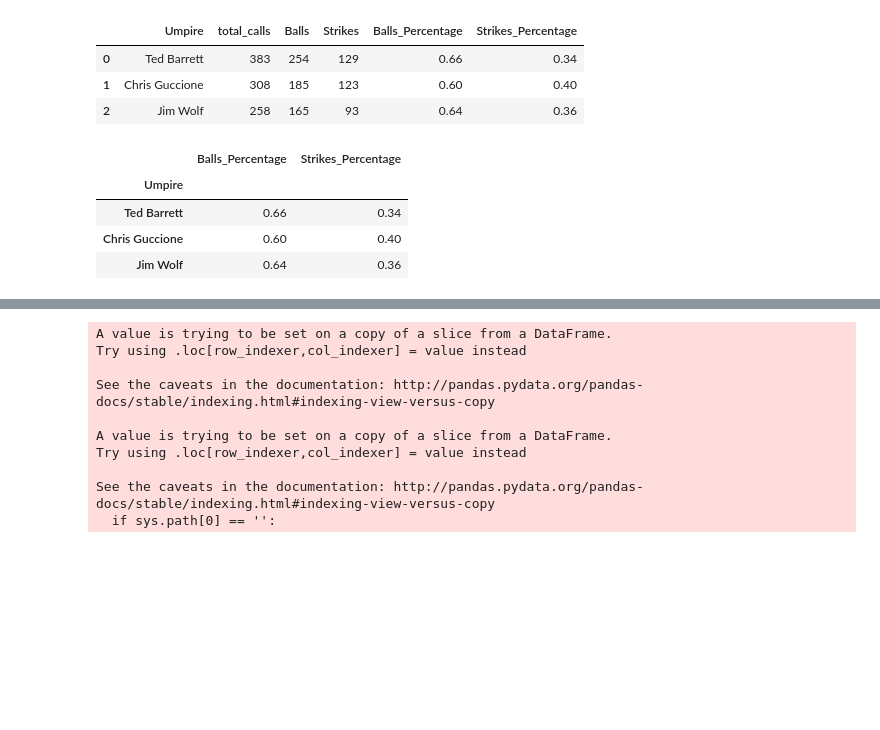
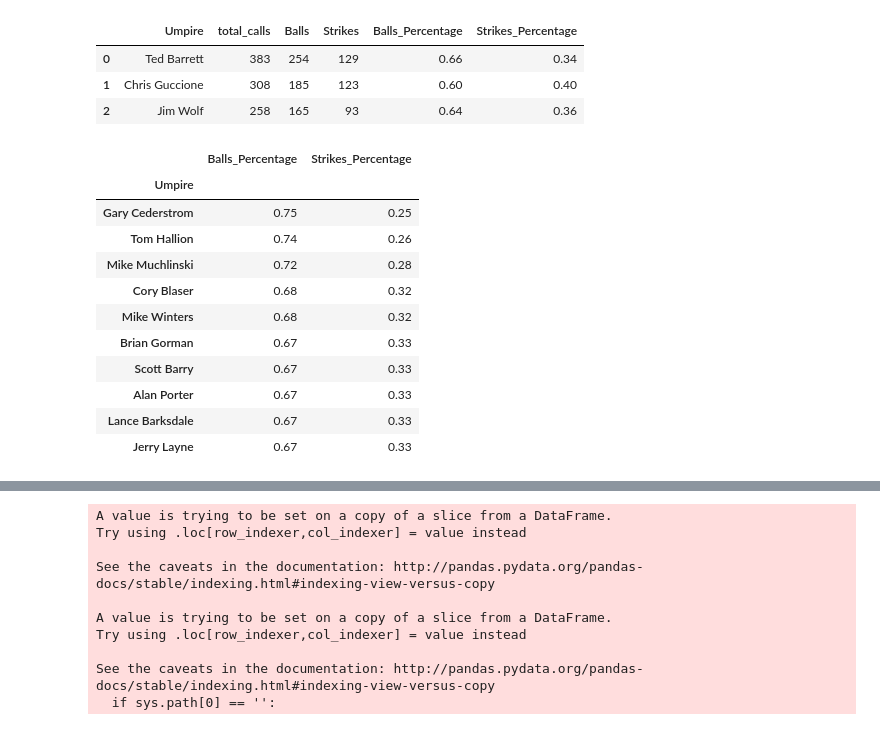
Before and after one commit to ForrestMcDougal/MLB-Postseason-Umpire-Analysis, a Jupyter notebook: Charts.ipynb, the cells around one changed output, grey strips where cells are left out. Drawn from its saved outputs; the diff is of its cells as text; code cells hidden in the pictures; blank space fills up the shorter version.

```diff
--- a/Charts.ipynb
+++ b/Charts.ipynb
@@ -453,20 +453,27 @@ umpire_bs.head(3)
 # %%
 # pull out just the umpire, balls% and strikes% for stacked chart
 # umpire_bs_only
 
 umpire_bs_only = pd.DataFrame(umpire_bs, columns=[
                         "Umpire", "Balls_Percentage", "Strikes_Percentage"])
 
 umpire_bs_only
 umpire_bs_only = umpire_bs_only.set_index("Umpire")
 # gender_df_sum.index.name = None
-
-umpire_bs_only.head(3)
+umpire_bs_only_sort = umpire_bs_only.sort_values("Balls_Percentage", ascending=False)
+umpire_bs_only_sort.head(10)
 # %% [output]
 |  | Balls_Percentage | Strikes_Percentage |
 | Umpire |  |  |
-| Ted Barrett | 0.66 | 0.34 |
-| Chris Guccione | 0.60 | 0.40 |
-| Jim Wolf | 0.64 | 0.36 |
+| Gary Cederstrom | 0.75 | 0.25 |
+| Tom Hallion | 0.74 | 0.26 |
+| Mike Muchlinski | 0.72 | 0.28 |
+| Cory Blaser | 0.68 | 0.32 |
+| Mike Winters | 0.68 | 0.32 |
+| Brian Gorman | 0.67 | 0.33 |
+| Scott Barry | 0.67 | 0.33 |
+| Alan Porter | 0.67 | 0.33 |
+| Lance Barksdale | 0.67 | 0.33 |
+| Jerry Layne | 0.67 | 0.33 |
 # %%
 # Bar chart of strikes and balls by ump
```
Also changed, not shown: parts of 3 cells of this notebook.
